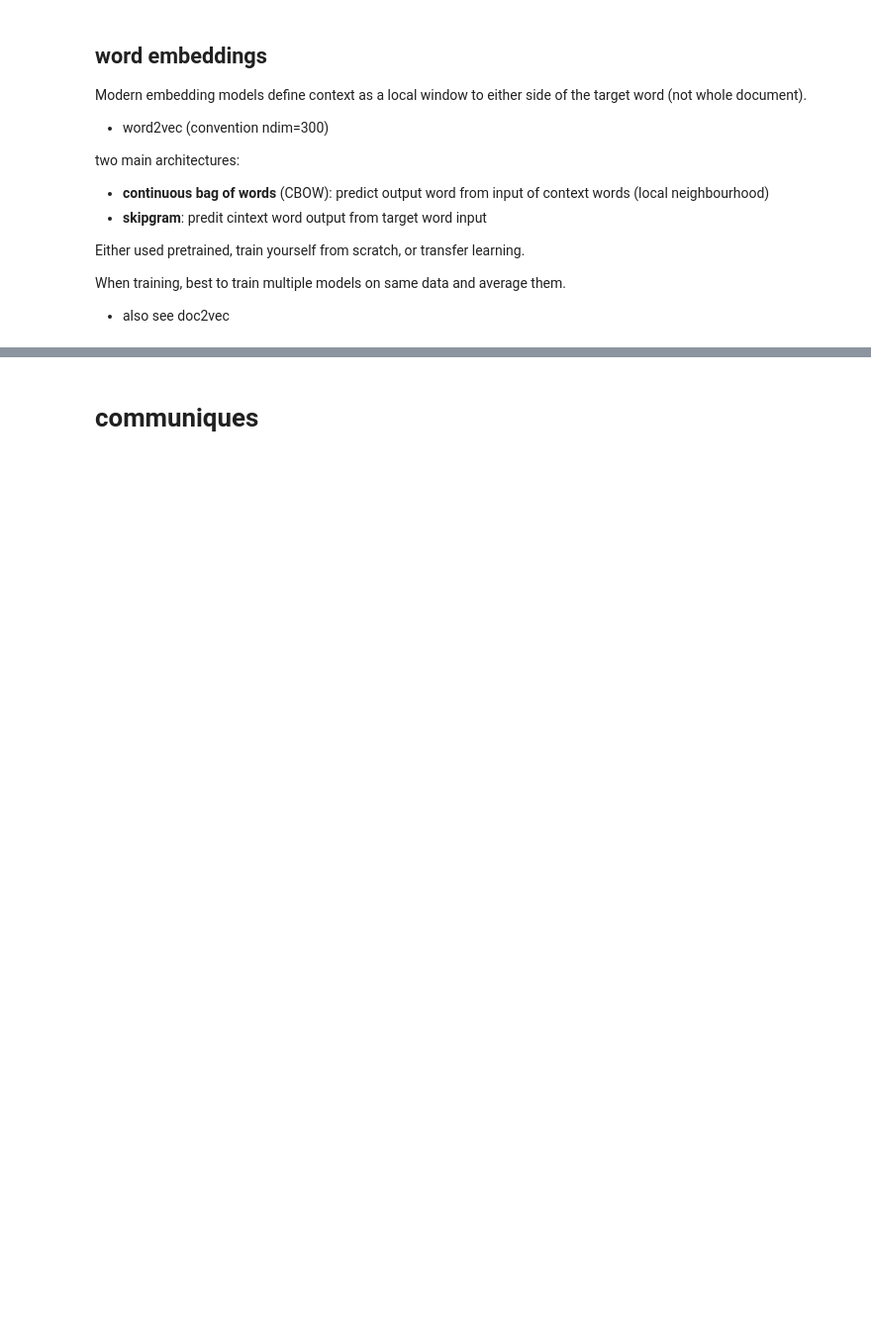
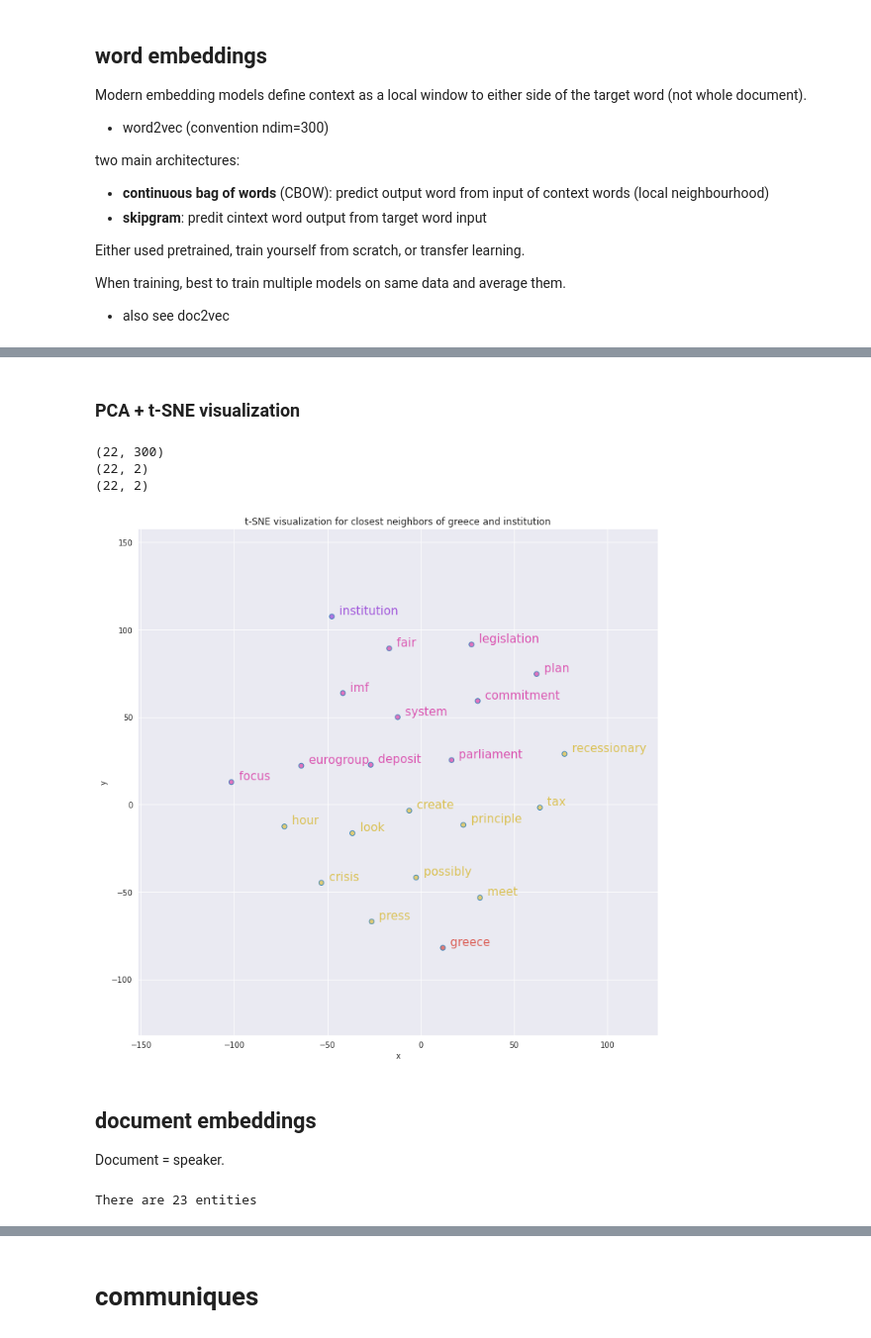
Before and after one commit to ariansajina/master-thesis, a Jupyter notebook: notebook.ipynb, the cells around one changed output, grey strips where cells are left out. Shown at 99% size. Cells and saved outputs as stored; diff of their text form; code cells hidden in the pictures; blank space fills up the shorter version.

```diff
--- a/notebook.ipynb
+++ b/notebook.ipynb
@@ -594,0 +720,4 @@ df.head(20)
+# %%
+for word in w2v_model.wv.vocab.keys():
+    if 'bond' in word:
+        print(word)
@@ -594,0 +757,24 @@ df.head(20)
+# %%
+word1 = "greece_NOUN"
+word2 = "accept_VERB"
+
+# retrive the actual vector
+#w2v_model.wv[word1]
+
+# compare
+#w2v_model.wv.similarity(word1 , word2)
+
+# get the 3 most similar words
+#w2v_model.wv.most_similar(positive=[word1])
+# %% [markdown]
+### PCA + t-SNE visualization
+# %%
+import numpy as np
+import matplotlib.pyplot as plt
+%matplotlib inline
+
+import seaborn as sns
+sns.set_style("darkgrid")
+
+from sklearn.decomposition import PCA
+from sklearn.manifold import TSNE
@@ -594,0 +873,12 @@ df.head(20)
+# %%
+colors = np.array(sns.color_palette("hls", 8))[np.array([0,1,6,7,4])]
+# %%
+tsnescatterplot(w2v_model, 'greece_NOUN', 'institution_NOUN', colors=colors)
+# %% [output]
+(22, 300)
+(22, 2)
+(22, 2)
+[figure, added]
+# %% [markdown]
+## document embeddings
+Document = speaker.
@@ -594,0 +975,4 @@ df.head(20)
+# %%
+print(f'There are {grouped.index.size} entities')
+# %% [output]
+There are 23 entities
```
Also changed, not shown: parts of 64 cells of this notebook.
